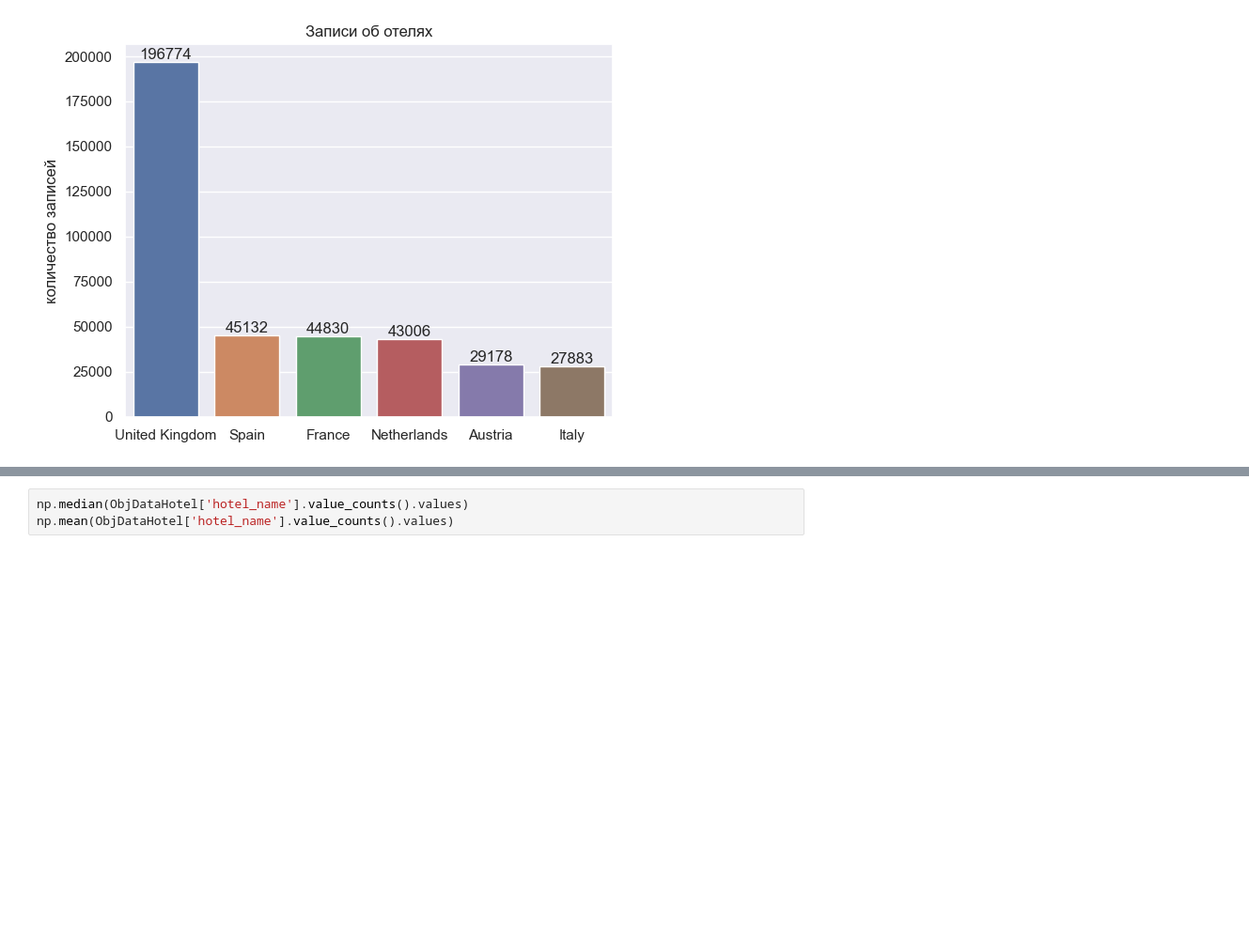
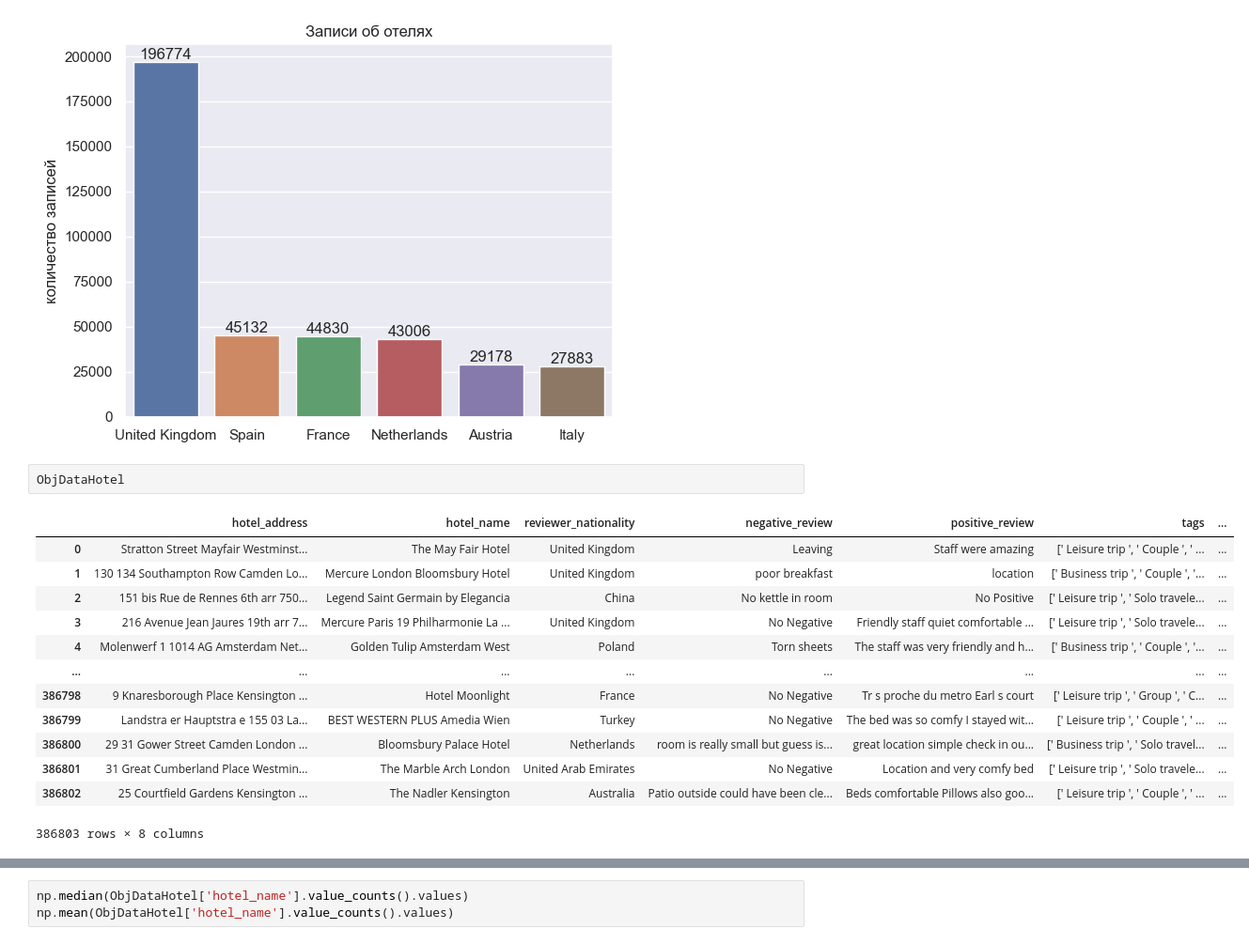
Before and after one commit to YarikKa2/EDA_Feature_Engineering__StudyProject_3, a Jupyter notebook: code/EDA_FeatureEng.ipynb, the cells around one changed output, grey strips where cells are left out. Shown: that part at 94% size. Drawn from its saved outputs; the diff is of its cells as text; blank space fills up the shorter version.

```diff
--- a/code/EDA_FeatureEng.ipynb
+++ b/code/EDA_FeatureEng.ipynb
@@ -123,3 +123,19 @@ See the caveats in the documentation: https://pandas.pydata.org/pandas-docs/stab
 | 386802 | 0 | 0 | 0 | 0 | 0 | 1 |
 386803 rows × 6 columns
 [figure]
+# %%
+ObjDataHotel
+# %% [output]
+|  | hotel_address | hotel_name | reviewer_nationality | negative_review | positive_review | tags | ... |
+| 0 | Stratton Street Mayfair Westminst... | The May Fair Hotel | United Kingdom | Leaving | Staff were amazing | [' Leisure trip ', ' Couple ', ' ... | ... |
+| 1 | 130 134 Southampton Row Camden Lo... | Mercure London Bloomsbury Hotel | United Kingdom | poor breakfast | location | [' Business trip ', ' Couple ', '... | ... |
+| 2 | 151 bis Rue de Rennes 6th arr 750... | Legend Saint Germain by Elegancia | China | No kettle in room | No Positive | [' Leisure trip ', ' Solo travele... | ... |
+| 3 | 216 Avenue Jean Jaures 19th arr 7... | Mercure Paris 19 Philharmonie La ... | United Kingdom | No Negative | Friendly staff quiet comfortable ... | [' Leisure trip ', ' Solo travele... | ... |
+| 4 | Molenwerf 1 1014 AG Amsterdam Net... | Golden Tulip Amsterdam West | Poland | Torn sheets | The staff was very friendly and h... | [' Business trip ', ' Couple ', '... | ... |
+| ... | ... | ... | ... | ... | ... | ... | ... |
+| 386798 | 9 Knaresborough Place Kensington ... | Hotel Moonlight | France | No Negative | Tr s proche du metro Earl s court | [' Leisure trip ', ' Group ', ' C... | ... |
+| 386799 | Landstra er Hauptstra e 155 03 La... | BEST WESTERN PLUS Amedia Wien | Turkey | No Negative | The bed was so comfy I stayed wit... | [' Leisure trip ', ' Couple ', ' ... | ... |
+| 386800 | 29 31 Gower Street Camden London ... | Bloomsbury Palace Hotel | Netherlands | room is really small but guess is... | great location simple check in ou... | [' Business trip ', ' Solo travel... | ... |
+| 386801 | 31 Great Cumberland Place Westmin... | The Marble Arch London | United Arab Emirates | No Negative | Location and very comfy bed | [' Leisure trip ', ' Solo travele... | ... |
+| 386802 | 25 Courtfield Gardens Kensington ... | The Nadler Kensington | Australia | Patio outside could have been cle... | Beds comfortable Pillows also goo... | [' Leisure trip ', ' Couple ', ' ... | ... |
+386803 rows × 8 columns
```
Also changed, not shown: parts of 4 cells of this notebook, 1 other file.
